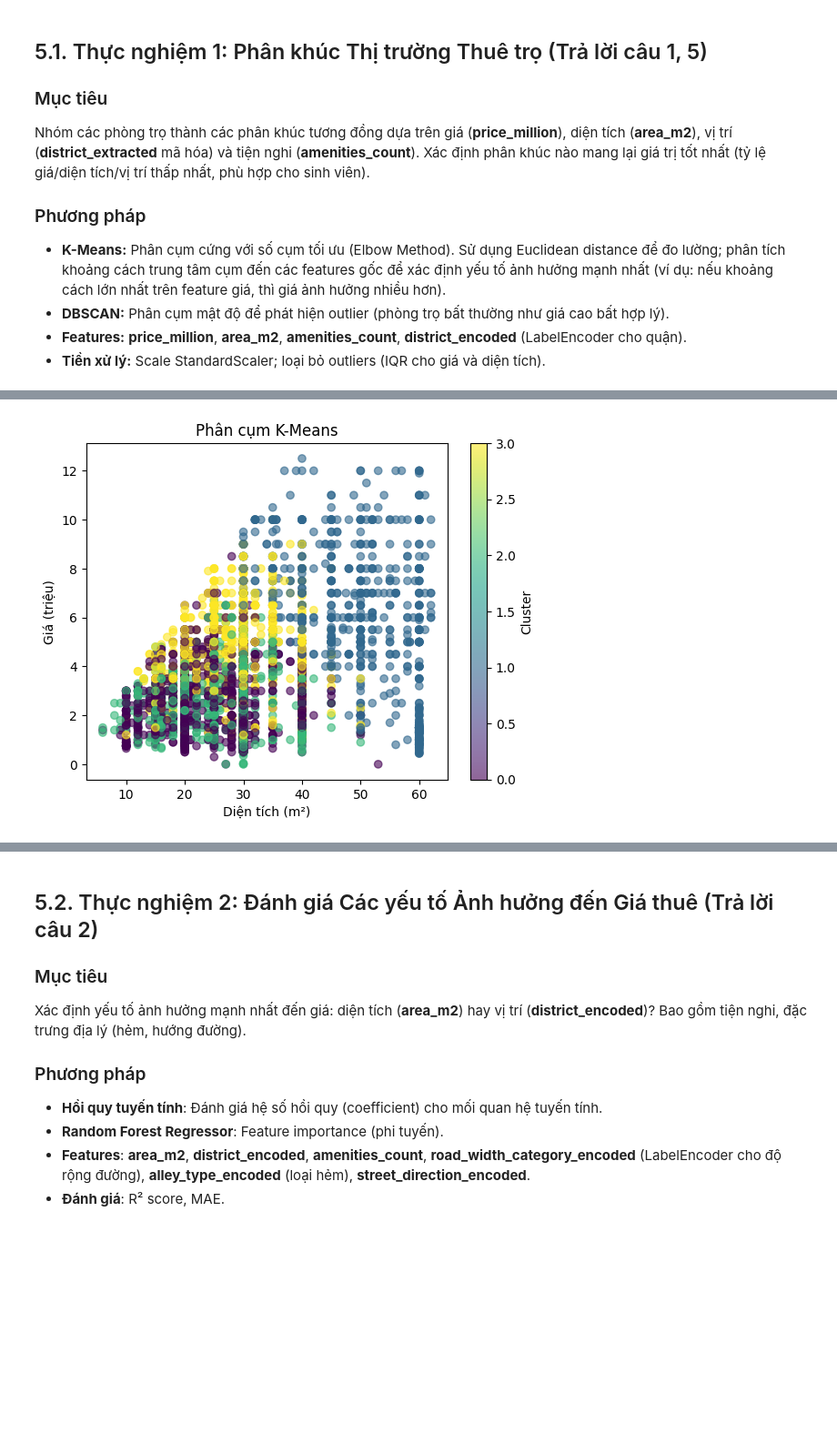
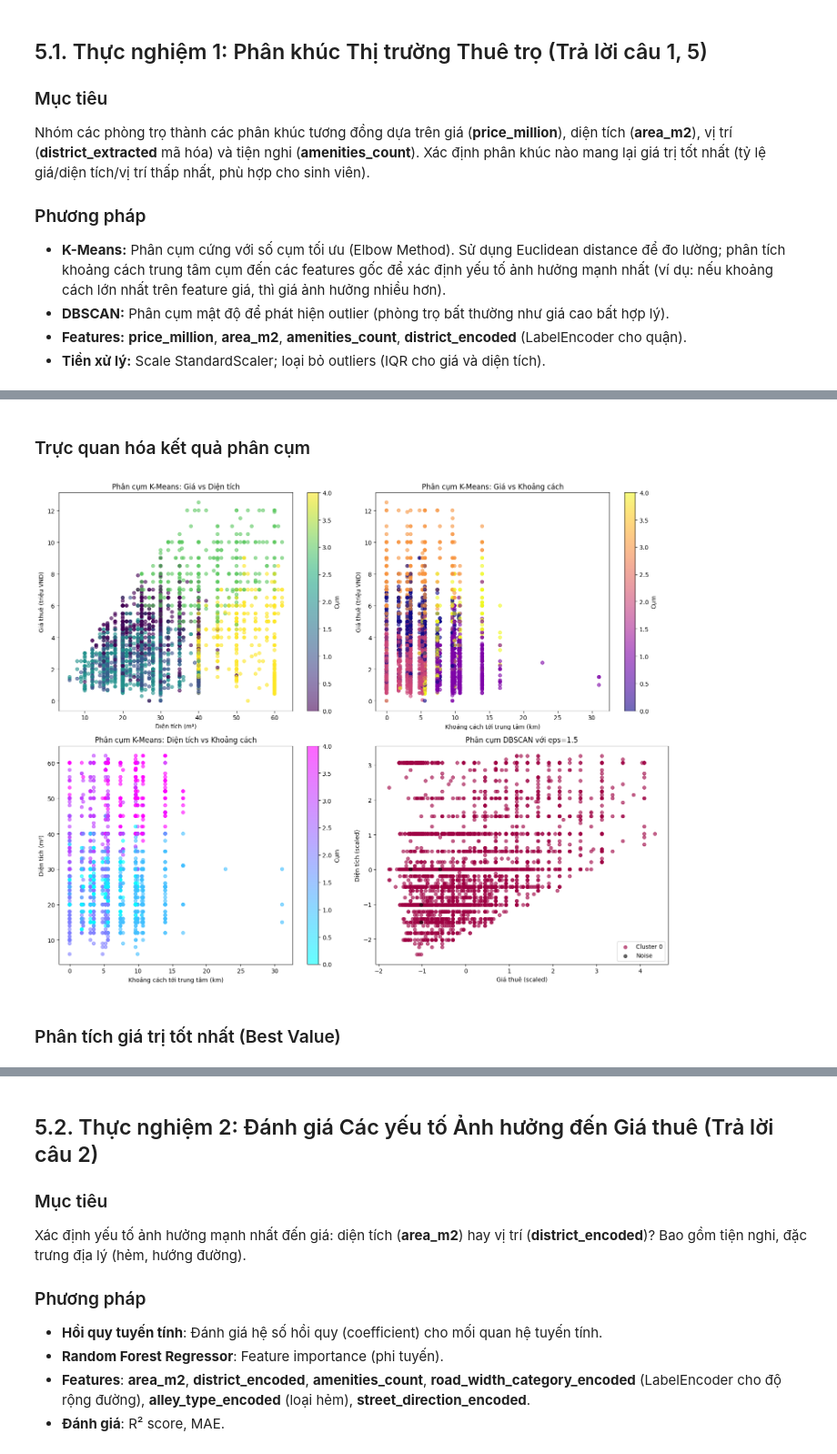
Before and after one commit to nguyenmaivy/DataAnalysis-PTDL, a Jupyter notebook: DE-TAI-CUOI-KHOA/DeTai_NopL2_Nhom7_NguyenHoangMaiVy_3122410490/house-vietnam-eda.ipynb, the cells around one changed output, grey strips where cells are left out. Shown at 91% size. Saved outputs shown, nothing was run; the diff lists cells and outputs as text; code cells hidden in the pictures; blank space fills up the shorter version.

```diff
--- a/DE-TAI-CUOI-KHOA/DeTai_NopL2_Nhom7_NguyenHoangMaiVy_3122410490/house-vietnam-eda.ipynb
+++ b/DE-TAI-CUOI-KHOA/DeTai_NopL2_Nhom7_NguyenHoangMaiVy_3122410490/house-vietnam-eda.ipynb
@@ -1702,8 +2064,62 @@ kmeans_cluster
+# %% [markdown]
+### Trực quan hóa kết quả phân cụm
 # %%
-# Viz: Scatter price-area color by cluster
+# # Viz: Scatter price-area color by cluster
 
-plt.scatter(df.loc[X_cluster.index, 'area_m2'], df.loc[X_cluster.index, 'price_million'],
-            c=df.loc[X_cluster.index, 'kmeans_cluster'], cmap='viridis', alpha=0.6)
-plt.xlabel('Diện tích (m²)'); plt.ylabel('Giá (triệu)'); plt.title('Phân cụm K-Means'); plt.colorbar(label='Cluster'); plt.show()
+# plt.scatter(df.loc[X_cluster.index, 'area_m2'], df.loc[X_cluster.index, 'price_million'],
+#             c=df.loc[X_cluster.index, 'kmeans_cluster'], cmap='viridis', alpha=0.6)
+# plt.xlabel('Diện tích (m²)'); plt.ylabel('Giá (triệu)'); plt.title('Phân cụm K-Means'); plt.colorbar(label='Cluster'); plt.show()
-# %% [output]
-[figure, removed]
+# %%
+fig, axes = plt.subplots(2, 2, figsize=(15, 12))
+
+# 1. Phân cụm K-Means theo giá và diện tích
+scatter1 = axes[0, 0].scatter(X_cluster['area_m2'], X_cluster['price_million'],
+                             c=kmeans_labels, cmap='viridis', alpha=0.6, s=30)
+axes[0, 0].set_xlabel('Diện tích (m²)')
+axes[0, 0].set_ylabel('Giá thuê (triệu VND)')
+axes[0, 0].set_title('Phân cụm K-Means: Giá vs Diện tích')
+plt.colorbar(scatter1, ax=axes[0, 0], label='Cụm')
+
+# 2. Phân cụm K-Means theo giá và khoảng cách
+scatter2 = axes[0, 1].scatter(X_cluster['distance_to_center_km'], X_cluster['price_million'],
+                             c=kmeans_labels, cmap='plasma', alpha=0.6, s=30)
+axes[0, 1].set_xlabel('Khoảng cách tới trung tâm (km)')
+axes[0, 1].set_ylabel('Giá thuê (triệu VND)')
+axes[0, 1].set_title('Phân cụm K-Means: Giá vs Khoảng cách')
+plt.colorbar(scatter2, ax=axes[0, 1], label='Cụm')
+
+# 3. Phân cụm K-Means theo diện tích và khoảng cách
+scatter3 = axes[1, 0].scatter(X_cluster['distance_to_center_km'], X_cluster['area_m2'],
+                             c=kmeans_labels, cmap='cool', alpha=0.6, s=30)
+axes[1, 0].set_xlabel('Khoảng cách tới trung tâm (km)')
+axes[1, 0].set_ylabel('Diện tích (m²)')
+axes[1, 0].set_title('Phân cụm K-Means: Diện tích vs Khoảng cách')
+plt.colorbar(scatter3, ax=axes[1, 0], label='Cụm')
+
+# 4. Phân cụm DBSCAN
+unique_labels = set(dbscan_labels)
+colors = [plt.cm.Spectral(each) for each in np.linspace(0, 1, len(unique_labels))]
+
+for k, col in zip(unique_labels, colors):
+    if k == -1:
+        # Black for noise
+        col = [0, 0, 0, 1]
+        label = 'Noise'
+    else:
+        label = f'Cluster {k}'
+
+    class_member_mask = (dbscan_labels == k)
+    xy = X_scaled[class_member_mask]
+    axes[1, 1].scatter(xy[:, 0], xy[:, 1], c=[col], alpha=0.6, s=30, label=label)
+
+axes[1, 1].set_xlabel('Giá thuê (scaled)')
+axes[1, 1].set_ylabel('Diện tích (scaled)')
+axes[1, 1].set_title('Phân cụm DBSCAN với eps=1.5')
+axes[1, 1].legend()
+
+plt.tight_layout()
+plt.show()
+# %% [output]
+[figure, added]
+# %% [markdown]
+### Phân tích giá trị tốt nhất (Best Value)
```
Also changed, not shown: parts of 62 cells of this notebook.
